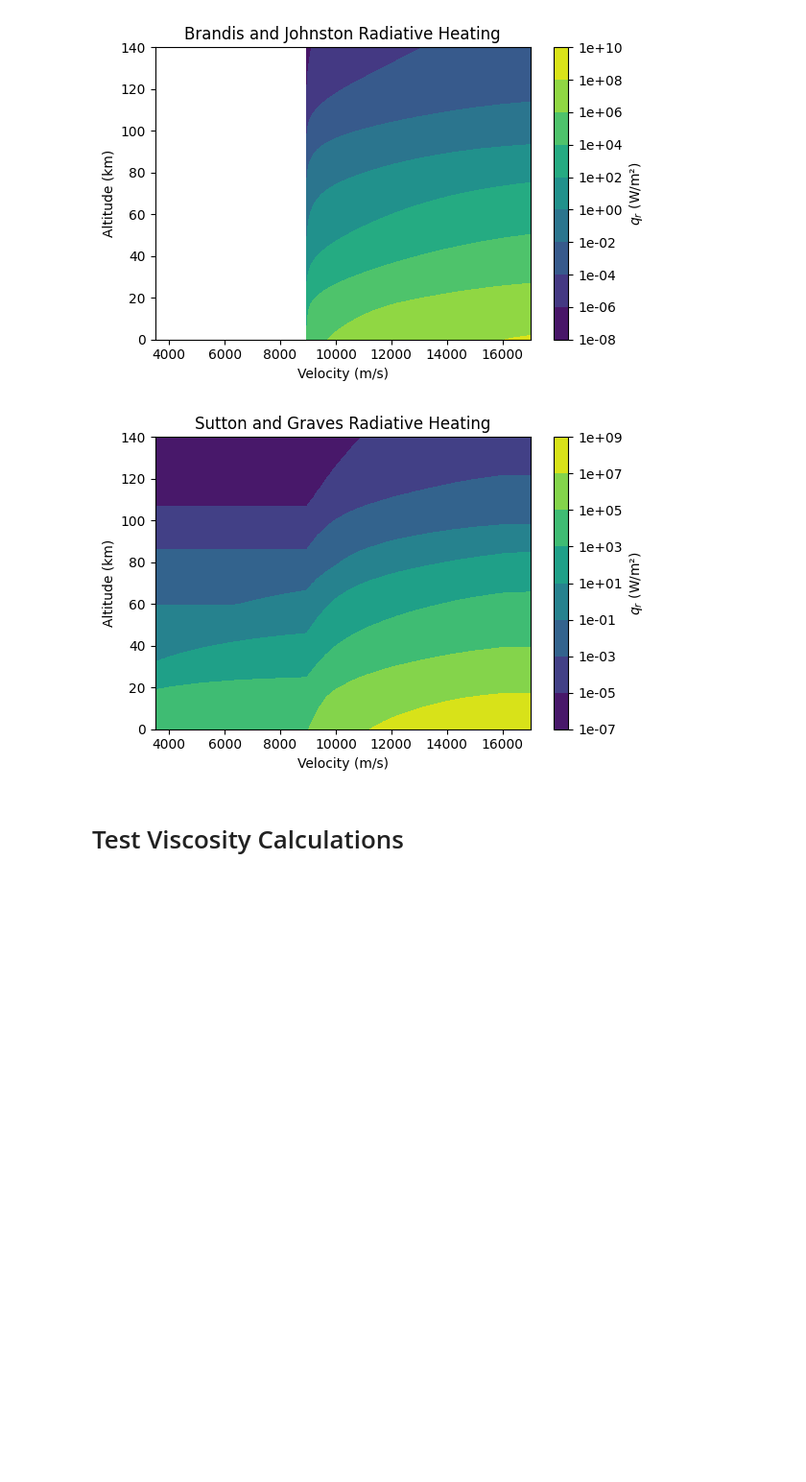
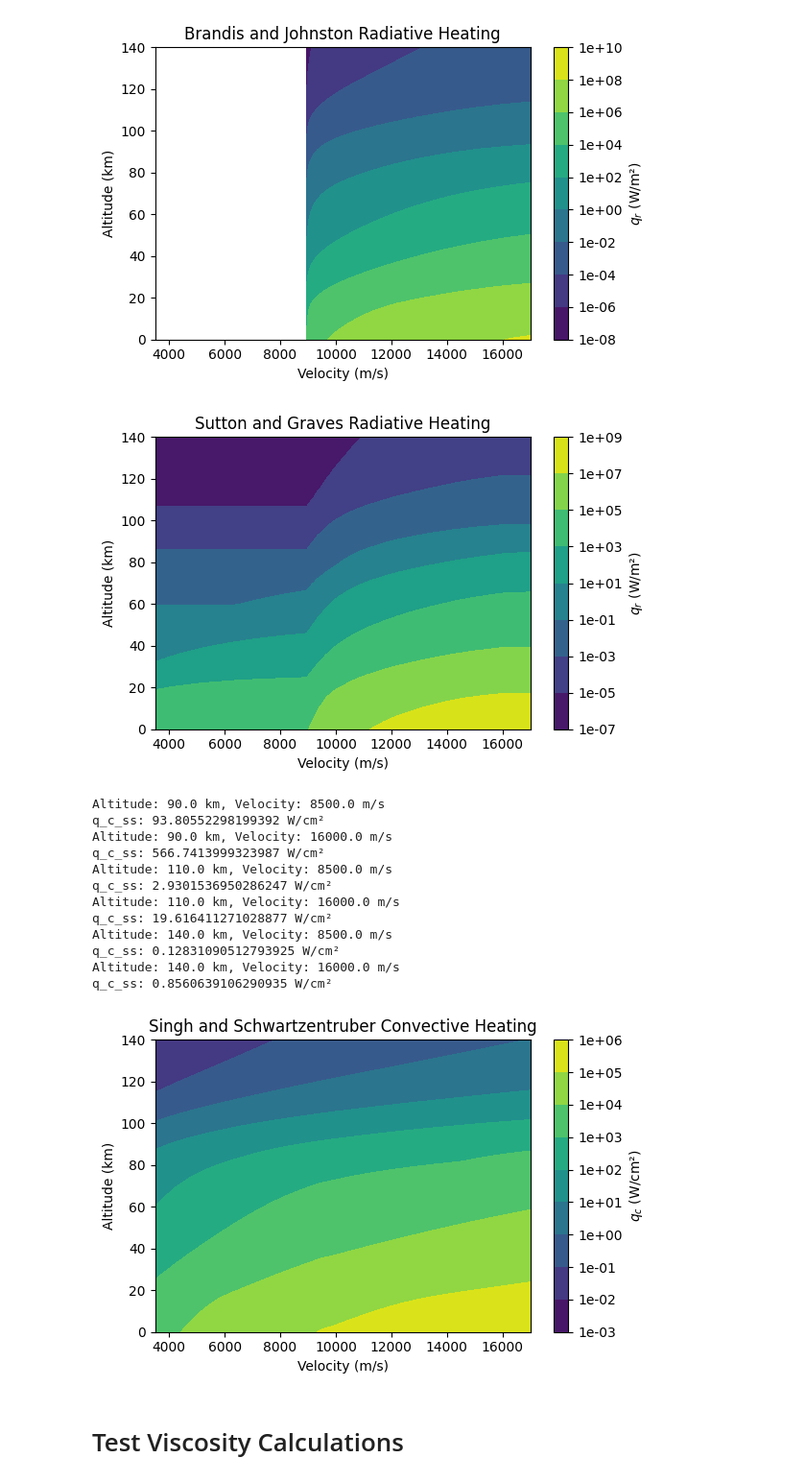
Before and after one commit to mitchwall85/physics_utils, a Jupyter notebook: fluids/tests.ipynb, the cells around one changed output. Shown: that part at 96% size. Cells and saved outputs as stored; diff of their text form; code cells hidden in the pictures; blank space fills up the shorter version.

Commit message:
working state of singh and schwartzentruber heat flux function

```diff
--- a/fluids/tests.ipynb
+++ b/fluids/tests.ipynb
@@ -89,6 +89,84 @@ plt.show()
 [figure]
 [figure]
 [figure]
+# %%
+import importlib
+import matplotlib.pyplot as plt
+import matplotlib.colors as colors
+from physics_utils.spec_props import M_N2, M_O2, M_N, M_O
+from physics_utils.constants import AVOGADRO
+import numpy as np
+import physics_utils.fluids.stag_heating_coor as stag_heating_coor
+import physics_utils.freestream_conditions.monaco_faster_5sp.calc_inflow_mass_fun as freestream_props
+importlib.reload(stag_heating_coor)
+importlib.reload(freestream_props)
+
+#v = np.linspace(2e3,18e3, 100)
+v = np.linspace(3500, 17000, 28)
+v_interest = np.array([8500, 16000])
+#print(f"{v}")
+h = np.linspace(0, 140, 141)
+h_interest = np.array([90, 110, 140])
+#print(f"{h}")
+rn = 0.025 # m, nose radius
+
+# test singh and schwartzentruber heating
+q_c_ss = np.zeros([np.size(v), np.size(h)])
+
+# correlation constants
+C_2 = 1.1
+C_3 = 1.8
+alpha = -0.476
+omega = 0.75
+
+h_ind = 0
+for alt in h:
+    freestream = freestream_props.calc_inflow_mass_5sp(alt)
+    # to find density of inflow, (part/m^3)*(mol/part)*(kg/mol) = n/nAvo*m
+    molar_masses = np.array([M_N2, M_O2, M_N, M_O])/1000
+    rho = np.sum(np.array(freestream[1:])/AVOGADRO*molar_masses)
+
+    v_ind = 0
+    for vel in v:
+
+        q, W_r = stag_heating_coor.ss_conv_heating(rho, vel, rn, alpha, C_2, C_3, omega, alt)
+        q_c_ss[v_ind, h_ind] = q/100**2 # W/cm^2
+        v_ind += 1
+
+        if np.isin(v_interest, vel).any() and np.isin(h_interest, alt).any():
+            # print q_c_ss for this condition
+            print(f"Altitude: {alt} km, Velocity: {vel} m/s")
+            print(f"q_c_ss: {q/100**2} W/cm²")
+
+
+    h_ind += 1
+
+# plot all this shit
+V, H = np.meshgrid(v, h)
+
+plt.figure(figsize=(6, 4))
+contour = plt.contourf(V, H, q_c_ss.T, levels=50, norm=colors.LogNorm())
+plt.xlabel("Velocity (m/s)")
+plt.ylabel("Altitude (km)")
+plt.title("Singh and Schwartzentruber Convective Heating")
+plt.colorbar(contour, label="$q_c$ (W/cm²)", format='%.0e')
+plt.tight_layout()
+plt.savefig("qc_bj.png")
+plt.show()
+# %% [output]
+Altitude: 90.0 km, Velocity: 8500.0 m/s
+q_c_ss: 93.80552298199392 W/cm²
+Altitude: 90.0 km, Velocity: 16000.0 m/s
+q_c_ss: 566.7413999323987 W/cm²
+Altitude: 110.0 km, Velocity: 8500.0 m/s
+q_c_ss: 2.9301536950286247 W/cm²
+Altitude: 110.0 km, Velocity: 16000.0 m/s
+q_c_ss: 19.616411271028877 W/cm²
+Altitude: 140.0 km, Velocity: 8500.0 m/s
+q_c_ss: 0.12831090512793925 W/cm²
+Altitude: 140.0 km, Velocity: 16000.0 m/s
+q_c_ss: 0.8560639106290935 W/cm²
+[figure, added]
 # %% [markdown]
 # Test Viscosity Calculations
 # %%
```
Also changed, not shown: 3 other files.
